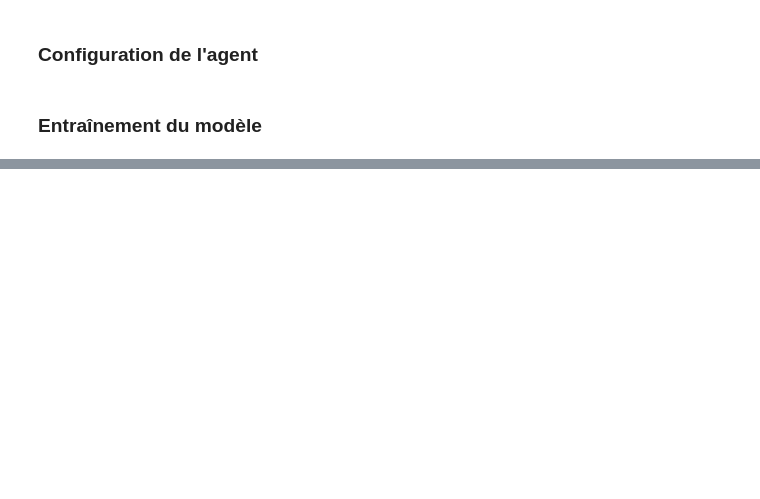
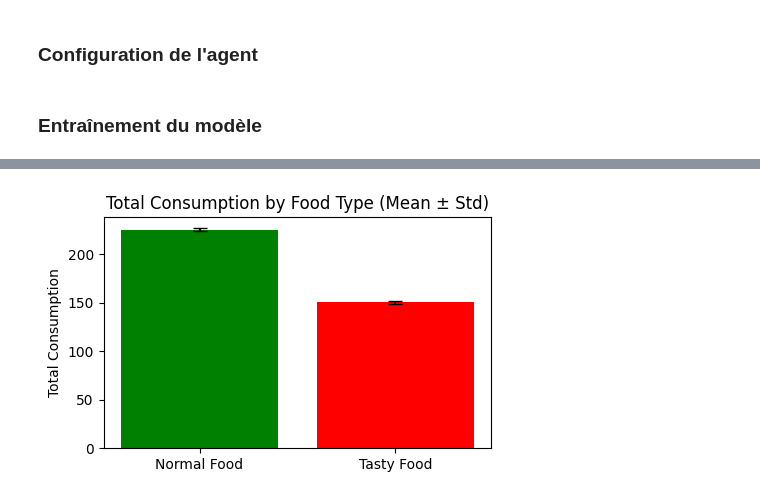
Before and after one commit to TsunomakiWatamelon/Homeostatic-Reinforcement-Learning, a Jupyter notebook: src/experiments/hyperpalatable.ipynb, the cells around one changed output, grey strips where cells are left out. Drawn from its saved outputs; the diff is of its cells as text; code cells hidden in the pictures; blank space fills up the shorter version.

```diff
--- a/src/experiments/hyperpalatable.ipynb
+++ b/src/experiments/hyperpalatable.ipynb
@@ -167,0 +228,9 @@ plt.show()
+# %%
+env.set_no_tasty_food()
+
+state_size = 1  # Discrétisation des états
+action_size = 2  # Deux actions possibles : nourriture normale ou hyperpalatable
+q_table = {
+    0: np.zeros(2),  # 2 actions : nourriture normale ou ne rien faire
+}
+agent = QLearning(state_size, action_size, alpha=0.25, gamma=0.8, beta=50, q_table=q_table)
@@ -167,0 +336,10 @@ plt.show()
+# %%
+env.set_no_tasty_food(False)
+env.set_no_normal_food(True)
+
+state_size = 1  # Discrétisation des états
+action_size = 2  # Deux actions possibles : nourriture normale ou hyperpalatable
+q_table = {
+    0: np.zeros(2),  # 2 actions : nourriture normale ou ne rien faire
+}
+agent = QLearning(state_size, action_size, alpha=0.25, gamma=0.8, beta=50, q_table=q_table)
@@ -167,0 +423,12 @@ plt.show()
+# %%
+plt.figure(figsize=(5, 3))
+bars = plt.bar(["Normal Food", "Tasty Food"],
+               [np.mean(all_nb_normal_choices,axis=0), np.mean(all_nb_tasty_choices,axis=0)],
+               yerr=[np.std(all_nb_normal_choices,axis=0), np.std(all_nb_tasty_choices,axis=0)],
+               color=["green", "red"], capsize=5)
+
+plt.ylabel("Total Consumption")
+plt.title("Total Consumption by Food Type (Mean ± Std)")
+plt.show()
+# %% [output]
+[figure, added]
```
Also changed, not shown: parts of 13 cells of this notebook, 2 other files.
